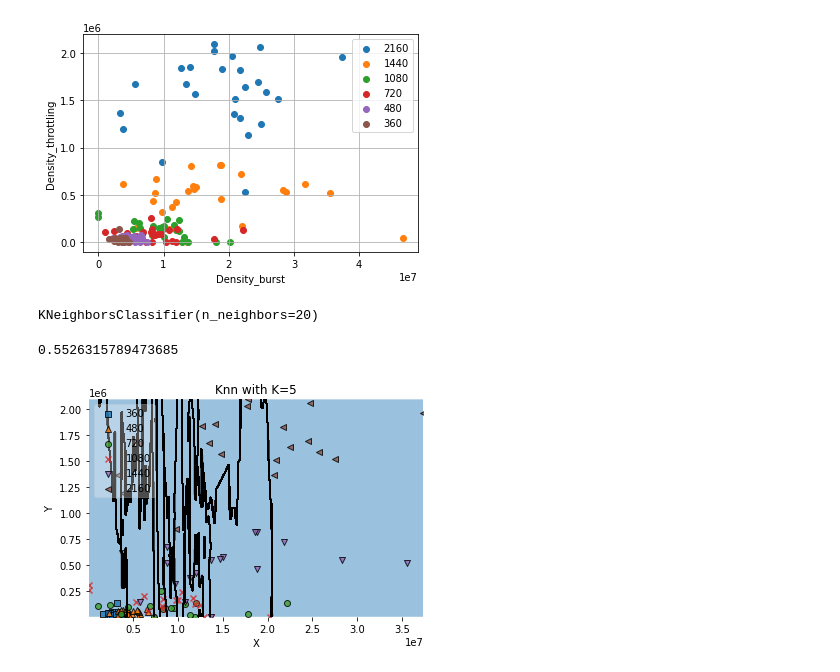
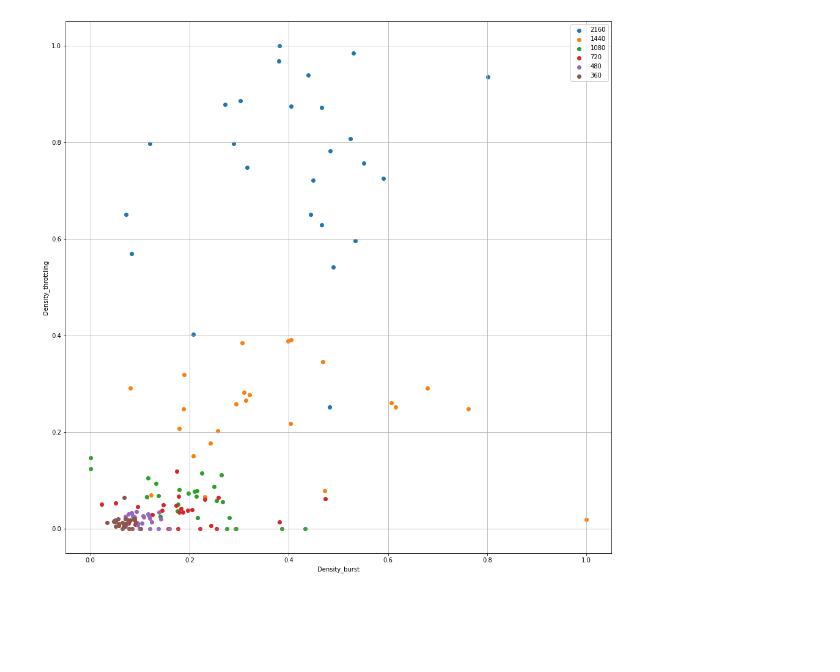
Before and after one commit to r-vvch/video_quality_classifier, a Jupyter notebook: classifier.ipynb, the cells around one changed output. Saved outputs shown, nothing was run; the diff lists cells and outputs as text; code cells hidden in the pictures; blank space fills up the shorter version.

```diff
--- a/classifier.ipynb
+++ b/classifier.ipynb
@@ -60,0 +55,3 @@ for quality in [2160, 1440, 1080, 720, 480, 360]:
+# %%
+data_shuffled = shuffle(data)
+data_shuffled
@@ -60,0 +72,10 @@ for quality in [2160, 1440, 1080, 720, 480, 360]:
+# %%
+# Пробуем обычный KNN
+
+X = data_shuffled[['Density_burst', 'Density_throttling']]
+y = data_shuffled['Quality']
+for i in range(1, 30):
+    model = KNeighborsClassifier(n_neighbors = i)
+    scores = cross_val_score(model, X, y, cv=10, scoring = 'accuracy')
+    n_spaces = 1 - i // 10
+    print(i, ' ' * n_spaces, scores.mean())
@@ -60,0 +102,10 @@ for quality in [2160, 1440, 1080, 720, 480, 360]:
+# %%
+# Нужно нормализовать данные
+
+data_norm = data_shuffled.copy()
+
+for column in ['Density_burst', 'Density_throttling']:
+    data_norm[column] = ((data_norm[column] - data_norm[column].min()) /
+                            (data_norm[column].max() - data_norm[column].min()))
+
+data_norm
@@ -61,18 +126,24 @@ for quality in [2160, 1440, 1080, 720, 480, 360]:
 # %%
+# Строим график ещё раз, теперь с нормализованными данными
+
+f = plt.figure()
+f.set_figwidth(16)
+f.set_figheight(16)
+
 for quality in [2160, 1440, 1080, 720, 480, 360]:
     x = []
     y = []
-    for i in range(len(data)):
+    for i in range(len(data_norm)):
         if data['Quality'][i] == quality:
-            x.append(data['Density_burst'][i])
-            y.append(data['Density_throttling'][i])
+            x.append(data_norm['Density_burst'][i])
+            y.append(data_norm['Density_throttling'][i])
     plt.scatter(x, y, label=quality)
 
 plt.xlabel("Density_burst")
 plt.ylabel("Density_throttling")
 plt.legend()
 plt.grid(True)
 
 plt.show()
 # %% [output]
-[figure, old version]
+[figure, new version]
@@ -88,19 +149,0 @@ knn = KNeighborsClassifier(n_neighbors = 20)
-# %%
-knn.fit(X_train, y_train)
-# %% [output]
-KNeighborsClassifier(n_neighbors=20)
-# %%
-knn.score(X_test, y_test)
-# %% [output]
-0.5526315789473685
-# %%
-from mlxtend.plotting import plot_decision_regions
-
-plot_decision_regions(X_train.to_numpy(), y_train.to_numpy(), clf=knn, legend=2)
-
-plt.xlabel('X')
-plt.ylabel('Y')
-plt.title('Knn with K=' + str(5))
-plt.show()
-# %% [output]
-[figure, removed]
```
Also changed, not shown: parts of 17 cells of this notebook, 1 other file.
